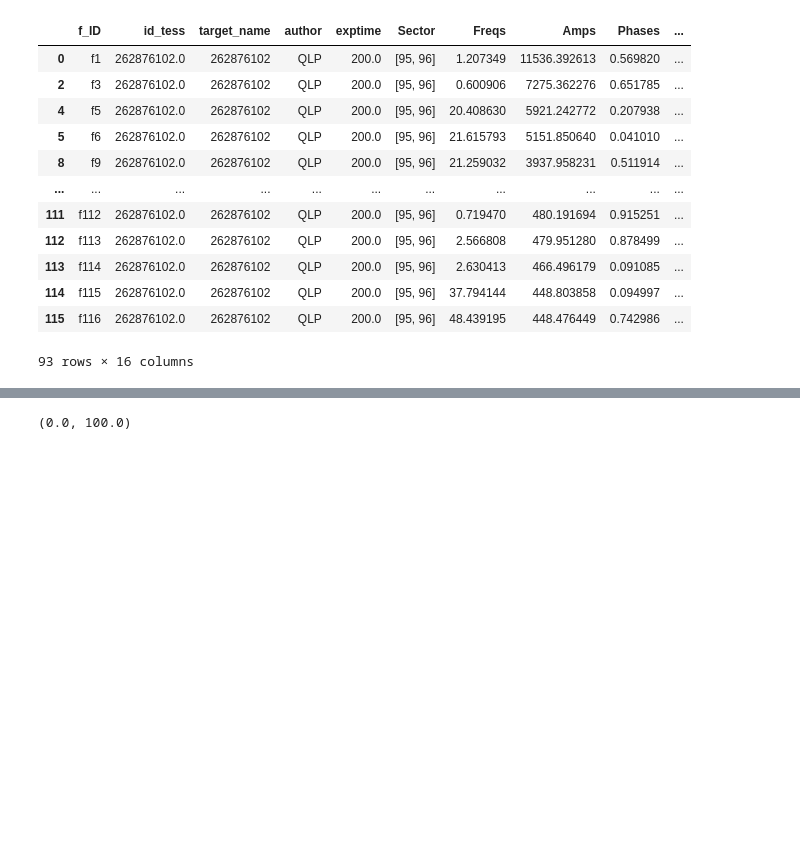
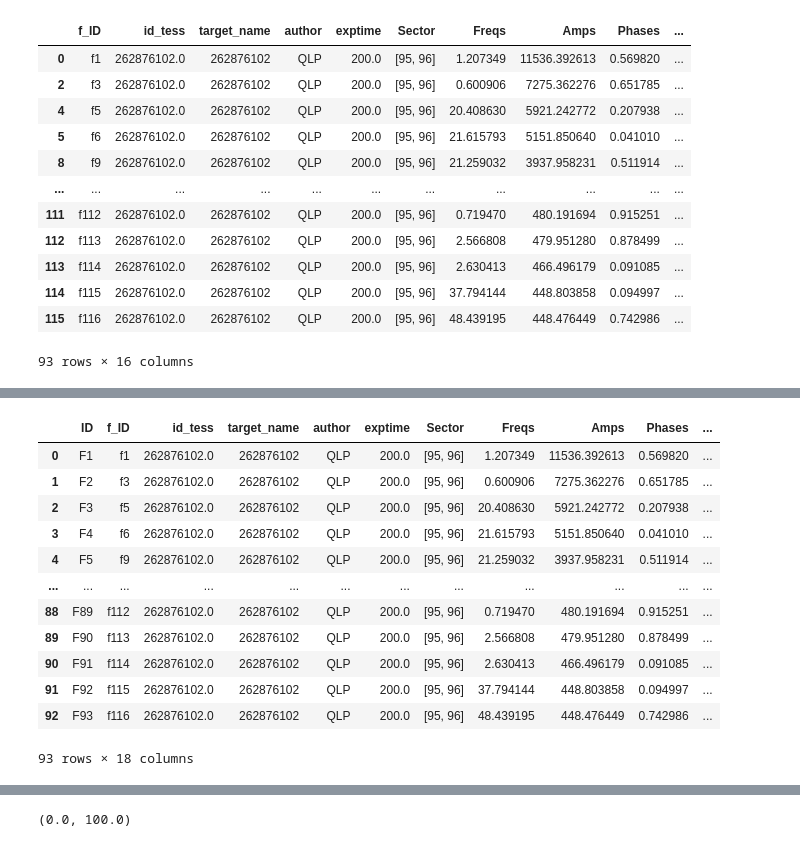
Before and after one commit to carlosccamino/asteroseismology, a Jupyter notebook: asteroseismology/tests.ipynb, the cells around one changed output, grey strips where cells are left out. Cells and saved outputs as stored; diff of their text form; code cells hidden in the pictures; blank space fills up the shorter version.

```diff
--- a/asteroseismology/tests.ipynb
+++ b/asteroseismology/tests.ipynb
@@ -300,3 +320,20 @@ test[test["linear_combination"] != "independent"]
+# %%
+import asteroseismology.freq_analysis as fa
+fa.harmonics(freqs=freqs_df_copy, n=5, freqs_to_combine=5, f_col=6, amp_col=7, err=0.0185185/2)
+# %% [output]
+|  | ID | f_ID | id_tess | target_name | author | exptime | Sector | Freqs | Amps | Phases | ... |
+| 0 | F1 | f1 | 262876102.0 | 262876102 | QLP | 200.0 | [95, 96] | 1.207349 | 11536.392613 | 0.569820 | ... |
+| 1 | F2 | f3 | 262876102.0 | 262876102 | QLP | 200.0 | [95, 96] | 0.600906 | 7275.362276 | 0.651785 | ... |
+| 2 | F3 | f5 | 262876102.0 | 262876102 | QLP | 200.0 | [95, 96] | 20.408630 | 5921.242772 | 0.207938 | ... |
+| 3 | F4 | f6 | 262876102.0 | 262876102 | QLP | 200.0 | [95, 96] | 21.615793 | 5151.850640 | 0.041010 | ... |
+| 4 | F5 | f9 | 262876102.0 | 262876102 | QLP | 200.0 | [95, 96] | 21.259032 | 3937.958231 | 0.511914 | ... |
+| ... | ... | ... | ... | ... | ... | ... | ... | ... | ... | ... | ... |
+| 88 | F89 | f112 | 262876102.0 | 262876102 | QLP | 200.0 | [95, 96] | 0.719470 | 480.191694 | 0.915251 | ... |
+| 89 | F90 | f113 | 262876102.0 | 262876102 | QLP | 200.0 | [95, 96] | 2.566808 | 479.951280 | 0.878499 | ... |
+| 90 | F91 | f114 | 262876102.0 | 262876102 | QLP | 200.0 | [95, 96] | 2.630413 | 466.496179 | 0.091085 | ... |
+| 91 | F92 | f115 | 262876102.0 | 262876102 | QLP | 200.0 | [95, 96] | 37.794144 | 448.803858 | 0.094997 | ... |
+| 92 | F93 | f116 | 262876102.0 | 262876102 | QLP | 200.0 | [95, 96] | 48.439195 | 448.476449 | 0.742986 | ... |
+93 rows × 18 columns
 # %%
 import lightkurve as lk
 
```
Also changed, not shown: parts of 5 cells of this notebook, 1 other file.
